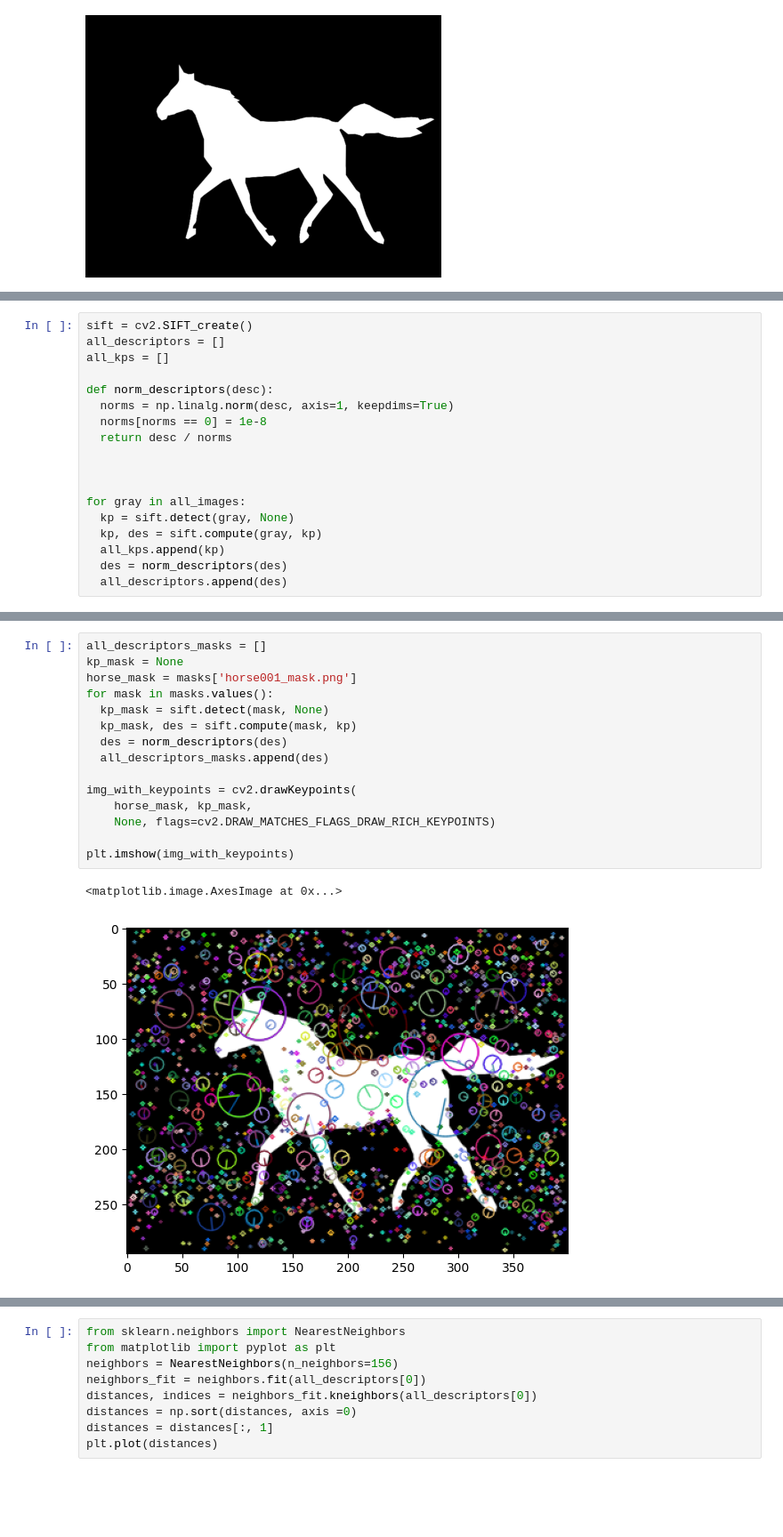
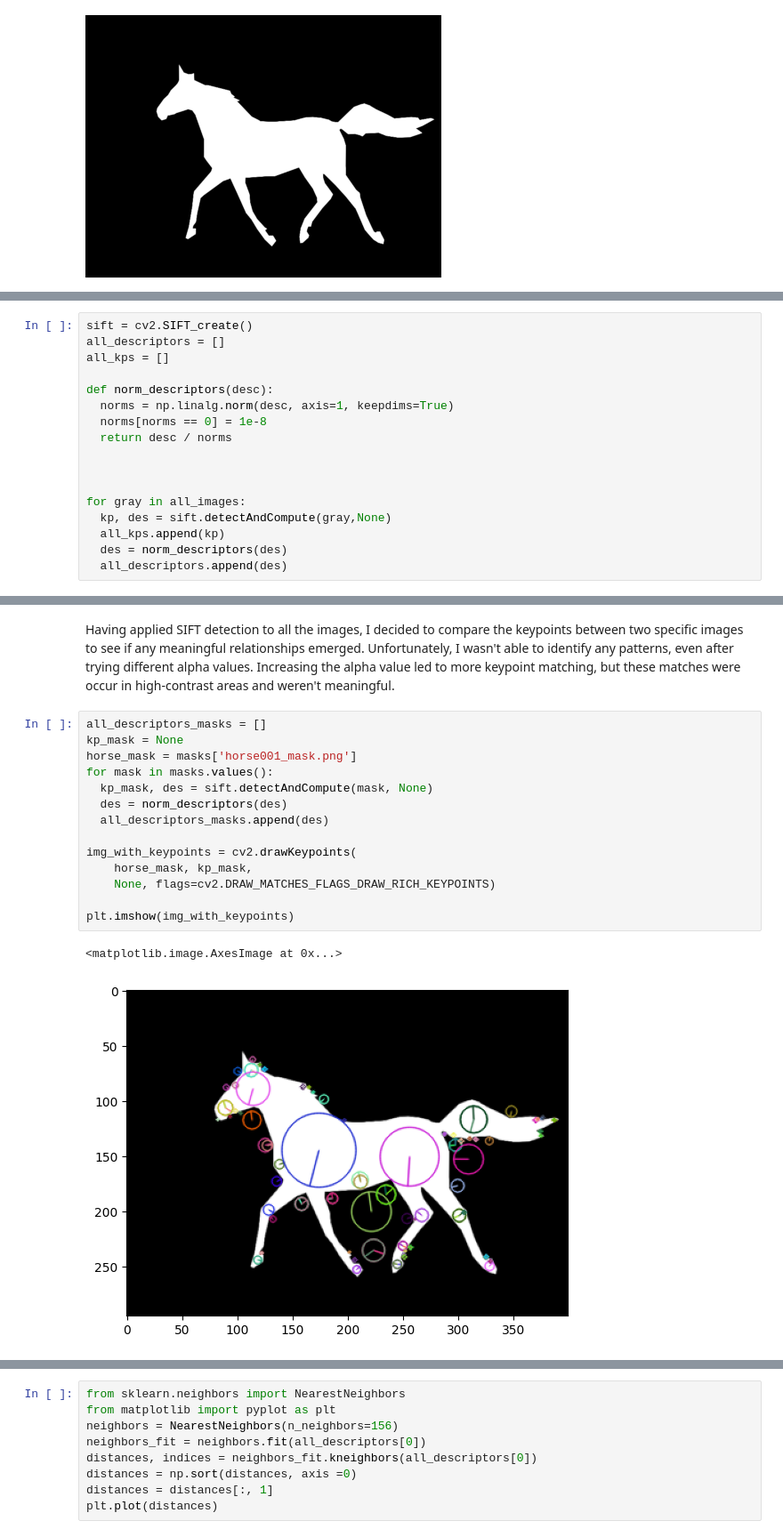
Before and after one commit to lesi-nedo/ISPR_assignments, a Jupyter notebook: Assignment_6_o_nedobiychuk.ipynb, the cells around one changed output, grey strips where cells are left out. Shown at 89% size. Drawn from its saved outputs; the diff is of its cells as text; blank space fills up the shorter version.

```diff
--- a/Assignment_6_o_nedobiychuk.ipynb
+++ b/Assignment_6_o_nedobiychuk.ipynb
@@ -68,8 +72,7 @@ def norm_descriptors(desc):
 
 
 for gray in all_images:
-  kp = sift.detect(gray, None)
-  kp, des = sift.compute(gray, kp)
+  kp, des = sift.detectAndCompute(gray,None)
   all_kps.append(kp)
   des = norm_descriptors(des)
   all_descriptors.append(des)
@@ -103,19 +108,20 @@ plt.imshow(img3),plt.show()
 (<matplotlib.image.AxesImage at 0x...>, None)
+# %% [markdown]
+Having applied SIFT detection to all the images, I decided to compare the keypoints between two specific images to see if any meaningful relationships emerged. Unfortunately, I wasn't able to identify any patterns, even after trying different alpha values. Increasing the alpha value led to more keypoint matching, but these matches were occur in high-contrast areas and weren't meaningful.
 # %%
 all_descriptors_masks = []
 kp_mask = None
 horse_mask = masks['horse001_mask.png']
 for mask in masks.values():
-  kp_mask = sift.detect(mask, None)
-  kp_mask, des = sift.compute(mask, kp)
+  kp_mask, des = sift.detectAndCompute(mask, None)
   des = norm_descriptors(des)
   all_descriptors_masks.append(des)
 
 img_with_keypoints = cv2.drawKeypoints(
     horse_mask, kp_mask,
     None, flags=cv2.DRAW_MATCHES_FLAGS_DRAW_RICH_KEYPOINTS)
 
 plt.imshow(img_with_keypoints)
 # %% [output]
 <matplotlib.image.AxesImage at 0x...>
-[figure, old version]
+[figure, new version]
```
Also changed, not shown: parts of 29 cells of this notebook.
